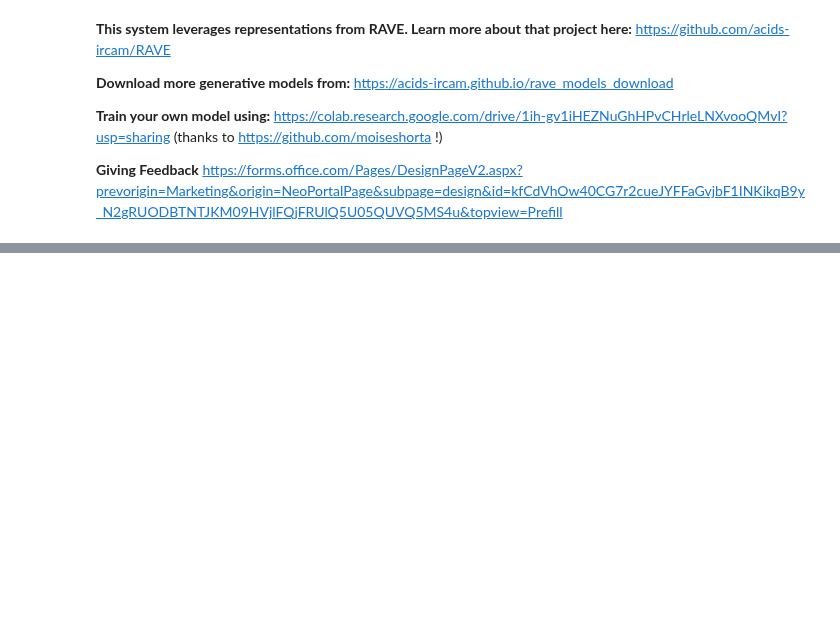
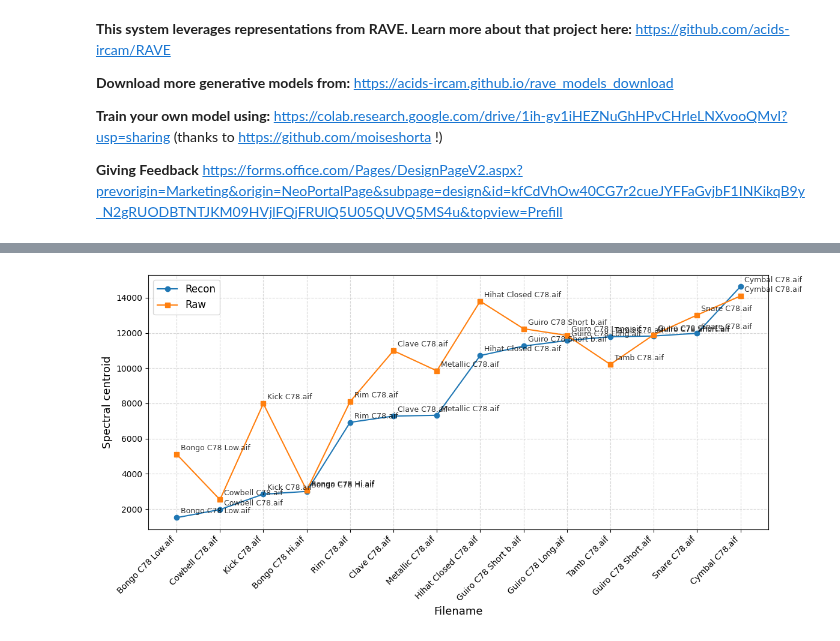
Before and after one commit to ashNotKetchup/Timbre-Slider, a Jupyter notebook: b_1_timbre_interpolation.ipynb, the cells around one changed output, grey strips where cells are left out. Cells and saved outputs as stored; diff of their text form; code cells hidden in the pictures; blank space fills up the shorter version.

```diff
--- a/b_1_timbre_interpolation.ipynb
+++ b/b_1_timbre_interpolation.ipynb
@@ -41,16 +41,3 @@ model_location:str = 'generative_models/'+model_name+'.ts'
 control_model_location = 'control_models/vae_scripted_model.ts'
 model = Model([model_location])
 sr: int =44100
-# %%
-# In[2] # Pick Audio Samples:
-# Get all sound files from the 'sounds' folder
-sound_files = [f for f in os.listdir('sounds') if f.endswith(('.wav', '.aif', '.mp3', '.ogg'))]
-
-# Select n random sounds
-n = 8
-selected_sounds = random.sample(sound_files, min(n, len(sound_files)))
-# print(f"Selected sounds:")
-
-encodings = [model.encode(li.load(audio_location,sr=44100)[0]) for audio_location in [os.path.join('sounds', sound) for sound in selected_sounds]]
-
-# selected_sounds_recon = [model.decode(enc[0]) for enc in encodings]
@@ -165,0 +225,77 @@ def interpolate_latents(enc_left, enc_right, alpha):
+# %%
+# Get all sound files from the 'sounds' folder
+sound_files = [f for f in os.listdir('sounds') if f.endswith(('.wav', '.aif', '.mp3', '.ogg'))]
+
+# Construct a unified data structure for each sound using a list comprehension,
+# computing and loading raw audio, encoding, and features for both raw and reconstructed audio.
+sound_data = [
+    {
+        'filename': sound,
+        'raw_audio': (y := li.load(os.path.join('sounds', sound), sr=None)[0]),
+        'sr': (sr_ := li.get_samplerate(os.path.join('sounds', sound)) if hasattr(li, 'get_samplerate') else li.load(os.path.join('sounds', sound), sr=None)[1]),
+        'encoding': (enc := model.encode(y)[0]),
+        'features_raw': {
+            'spectral_centroid': (centroid := li.feature.spectral_centroid(y=y, sr=sr_).mean()),
+            'spectral_flatness': (flatness := li.feature.spectral_flatness(y=y).mean()),
+            'zero_crossing_rate': (zcr := li.feature.zero_crossing_rate(y).mean())
+        },
+        'features_recon': {
+            'spectral_centroid': (centroid_recon := li.feature.spectral_centroid(y=(y_recon := model.decode(enc)), sr=sr_).mean()),
+            'spectral_flatness': (flatness_recon := li.feature.spectral_flatness(y=y_recon).mean()),
+            'zero_crossing_rate': (zcr_recon := li.feature.zero_crossing_rate(y_recon).mean())
+        }
+    }
+    for sound in sound_files
+]
+
+# Example: sort by any feature, e.g., reconstructed spectral centroid
+sound_data_sorted = sorted(sound_data, key=lambda x: x['features_recon']['spectral_centroid'])
+
+plot_sound_features(
+    sound_data_sorted,
+    x_feature='filename',
+    y_feature='spectral_centroid',
+    splits= ['features_recon','features_raw'],
+    )
+
+
+
+
+
+# print("Sounds sorted by reconstructed spectral centroid (low → high):\n")
+# for i, sound_info in enumerate(sound_data_sorted, 1):
+#     display(Audio(sound_info['raw_audio'], rate=sound_info['sr']))
+#     print(f"{i:2d}. {sound_info['filename']:40s} | Recon Centroid: {sound_info['features_recon']['spectral_centroid']:8.2f} Hz | Encoding shape: {sound_info['encoding'][0].shape}")
+
+
+# # # Plot audio features for both reconstructed and raw audio
+# # features = ['spectral_centroid', 'spectral_flatness', 'zero_crossing_rate']
+# # labels = [audio['filename'] for audio in audio_features_recon]
+
+# def plot_raw_vs_recon(audio_features_recon, audio_features_raw, features, labels):
+#     plt.figure(figsize=(15, 4 * len(features)))
+#     for idx, feature in enumerate(features):
+#         plt.subplot(len(features), 1, idx + 1)
+#         recon_vals = [audio[feature] for audio in audio_features_recon]
+#         raw_vals = [audio[feature] for audio in audio_features_raw]
+#         plt.plot(labels, recon_vals, 'o-', label='Reconstructed')
+#         plt.plot(labels, raw_vals, 's--', label='Raw')
+#         plt.ylabel(feature.replace('_', ' ').capitalize())
+#         plt.xticks(rotation=45, ha='right')
+#         plt.legend()
+#         plt.title(f"{feature.replace('_', ' ').capitalize()} (Raw vs. Reconstructed)")
+#     plt.tight_layout()
+#     plt.show()
+
+# plot_raw_vs_recon(sound_data_sorted, sound_data_sorted,
+#                   features=['spectral_centroid', 'spectral_flatness', 'zero_crossing_rate'],
+#                   labels=[sound_info['filename'] for sound_info in sound_data_sorted])
+
+
+# plot_raw_vs_recon(audio_features_recon, audio_features_raw, features, labels)
+# print(f"Sounds sorted by {timbre_quality.replace('_', ' ')} (low → high):\n")
+# for i, audio_info in enumerate(sorted_audio, 1):
+#     display(Audio(audio_info['y'], rate=audio_info['sr']))
+#     print(f"{i:2d}. {audio_info['filename']:40s} | {timbre_quality.replace('_', ' ').capitalize()}: {audio_info[timbre_quality]:8.2f} | Encoding shape: {sorted_encodings[i-1][0].shape}")
+# %% [output]
+[figure, added]
```
Also changed, not shown: parts of 11 cells of this notebook.
